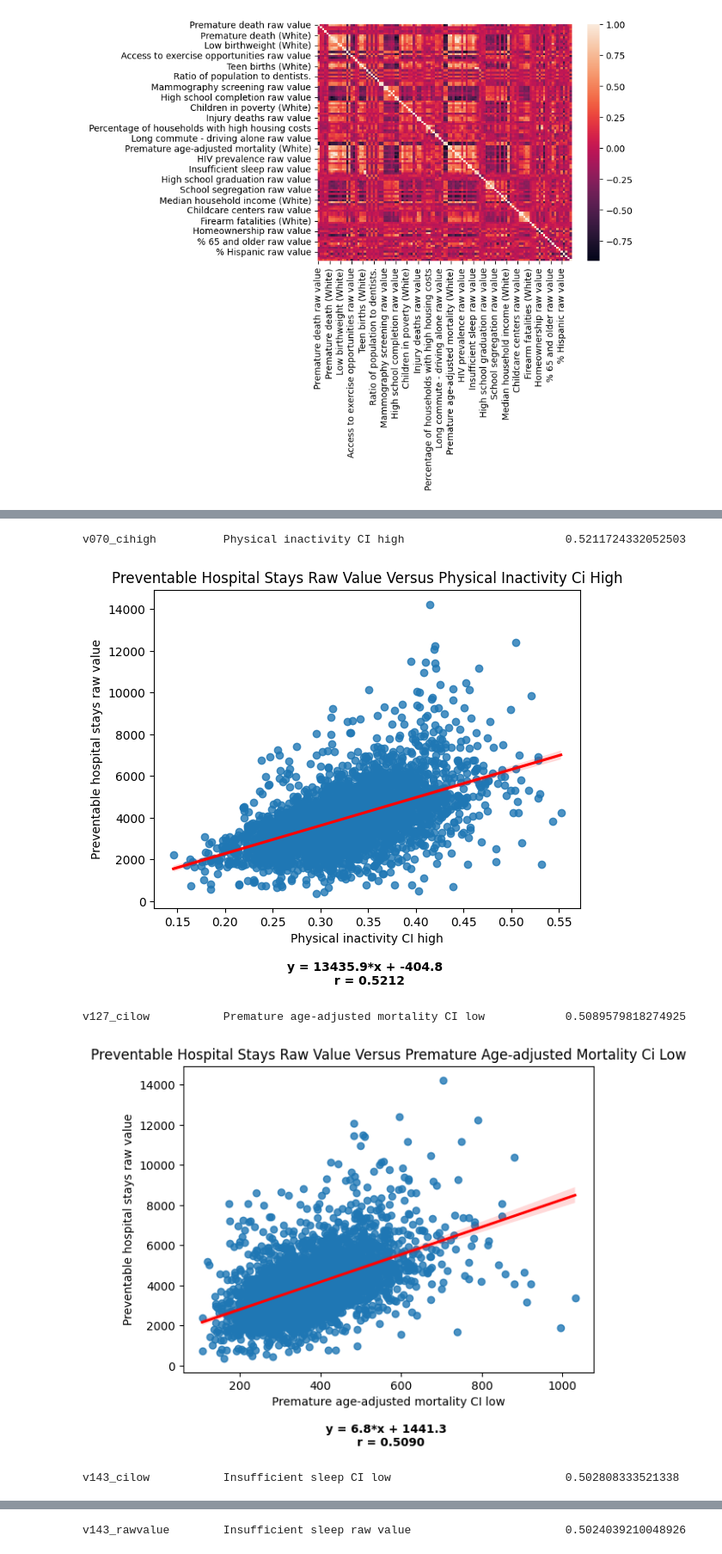
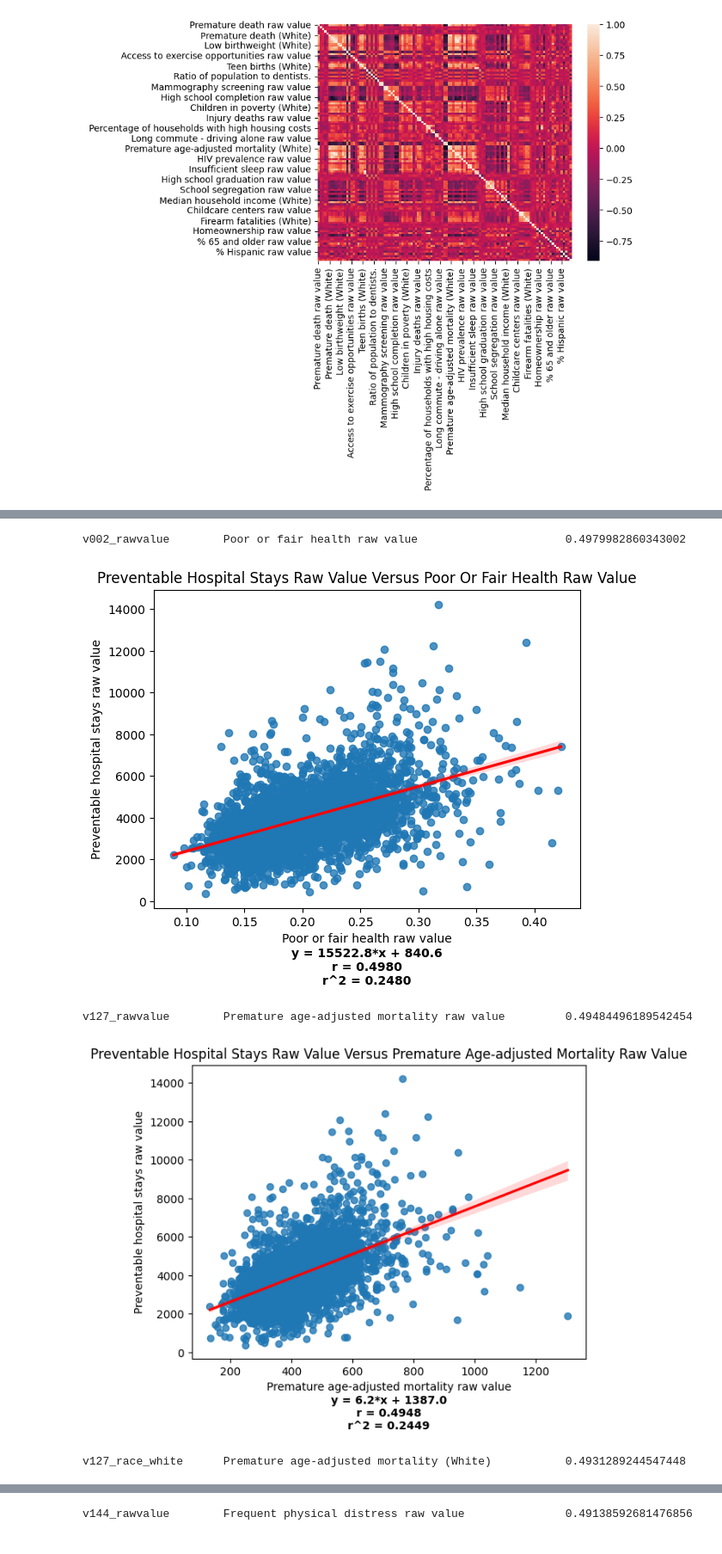
Before and after one commit to sashankv/DSCComp, a Jupyter notebook: code/correlation.ipynb, the cells around one changed output, grey strips where cells are left out. Shown at 86% size. Saved outputs shown, nothing was run; the diff lists cells and outputs as text; code cells hidden in the pictures.

Commit message:
Remove graphs for CI high and low

```diff
--- a/code/correlation.ipynb
+++ b/code/correlation.ipynb
@@ -91,6 +91,7 @@ raw_numeric_chr_analytic_df = numeric_chr_analytic_df.drop(to_remove, axis = 1)
 # %%
 # Find correlation between columns
 corr = numeric_chr_analytic_df.corr(method="pearson", numeric_only=True)
+raw_corr = raw_numeric_chr_analytic_df.corr(method="pearson", numeric_only=True)
 corr
 # %% [output]
 |  | v001_rawvalue | v001_numerator | v001_denominator | v001_cilow | v001_cihigh | v001_race_aian_flag | ... |
@@ -116,7 +117,7 @@ sns.heatmap(renamed_corr)
 [figure]
 # %%
 # Create a series containing absolute value of correlations of rows to v005_rawvalue (Preventable hospital stays raw value)
-absolute_correlations = abs(corr["v005_rawvalue"])
+absolute_correlations = abs(raw_corr["v005_rawvalue"])
 
 # Remove rows with labels that contain v005, as these are also preventable hospital stays
 for label, value in absolute_correlations.items():
@@ -124,7 +125,7 @@ for label, value in absolute_correlations.items():
         absolute_correlations.drop(label, inplace = True)
 
 # Get the ten rows with the most correlation
-N_most_correlated = 10
+N_most_correlated = 30
 most_correlated = absolute_correlations.nlargest(N_most_correlated)
 print(f"{N_most_correlated} variables most correlated with {VAR_DESCRIPTION_MAPPING['v005_rawvalue']}")
 for label, value in most_correlated.items():
@@ -139,7 +140,8 @@ for label, value in most_correlated.items():
     df = df.dropna()
     a, b = np.polyfit(df[label], df["v005_rawvalue"], 1)
 
-    plt.text(0.5, -0.25, f"y = {a:.1f}*x + {b:.1f} \n r = {corr.loc['v005_rawvalue', label]:.4f}", verticalalignment="bottom", horizontalalignment='center', transform=scatter_plot.transAxes, size='medium', color='black', weight='semibold')
+    equation_str = f"y = {a:.1f}*x + {b:.1f}\nr = {corr.loc['v005_rawvalue', label]:.4f}\nr^2 = {(corr.loc['v005_rawvalue', label]**2):.4f}"
+    plt.text(0.5, -0.25, equation_str, verticalalignment="bottom", horizontalalignment='center', transform=scatter_plot.transAxes, size='medium', color='black', weight='semibold')
     plt.show()
     plt.figure()
 # %% [output]
@@ -151,5 +153,5 @@ v070_rawvalue        Physical inactivity raw value                      0.523511
-v070_cihigh          Physical inactivity CI high                        0.5211724332052503
+v002_rawvalue        Poor or fair health raw value                      0.4979982860343002
-[figure, old version]
+[figure, new version]
-v127_cilow           Premature age-adjusted mortality CI low            0.5089579818274925
+v127_rawvalue        Premature age-adjusted mortality raw value         0.49484496189542454
-[figure, old version]
+[figure, new version]
-v143_cilow           Insufficient sleep CI low                          0.502808333521338
+v127_race_white      Premature age-adjusted mortality (White)           0.4931289244547448
@@ -157 +159 @@ v143_cilow           Insufficient sleep CI low                          0.502808
-v143_rawvalue        Insufficient sleep raw value                       0.5024039210048926
+v144_rawvalue        Frequent physical distress raw value               0.49138592681476856
```
Also changed, not shown: parts of 1 cell of this notebook.
